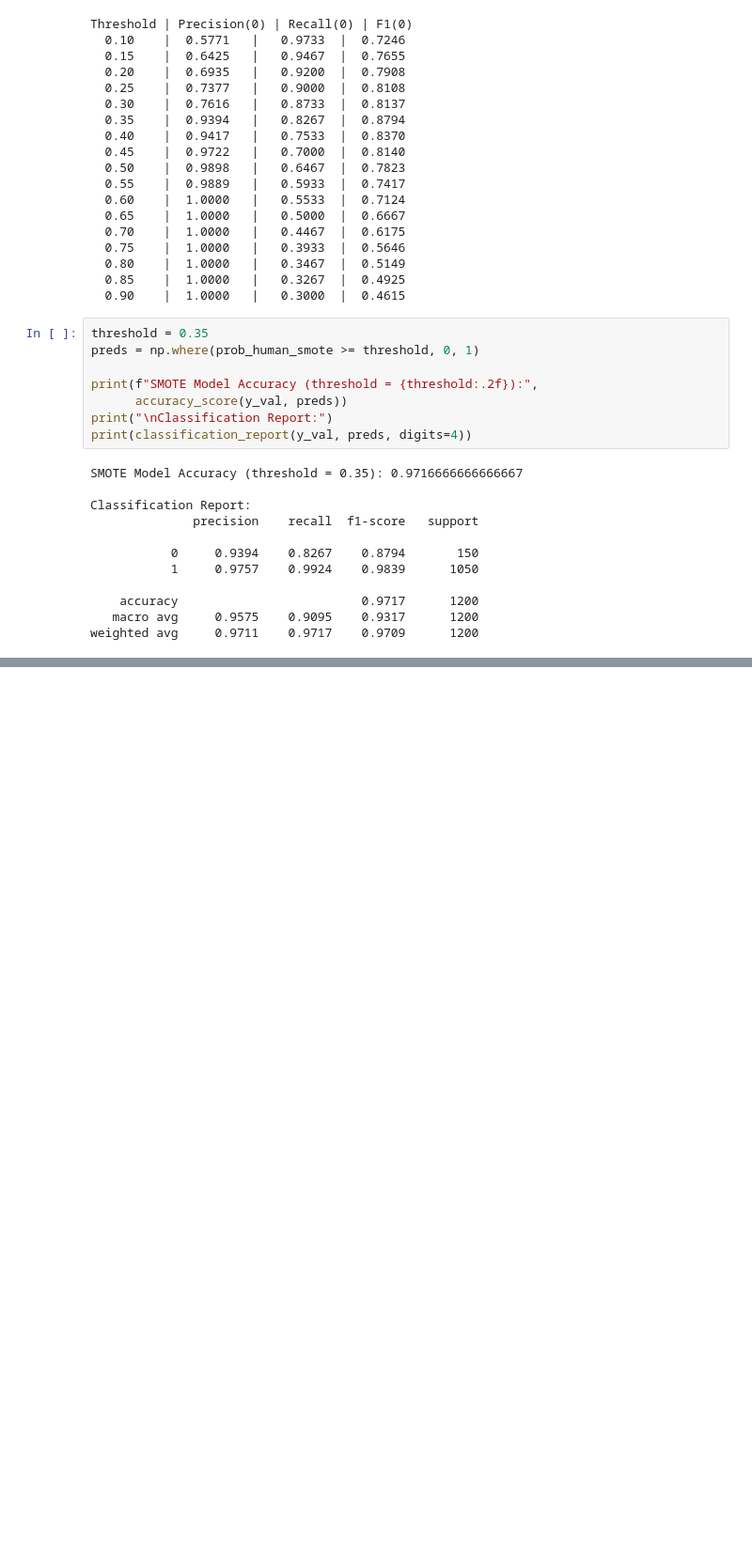
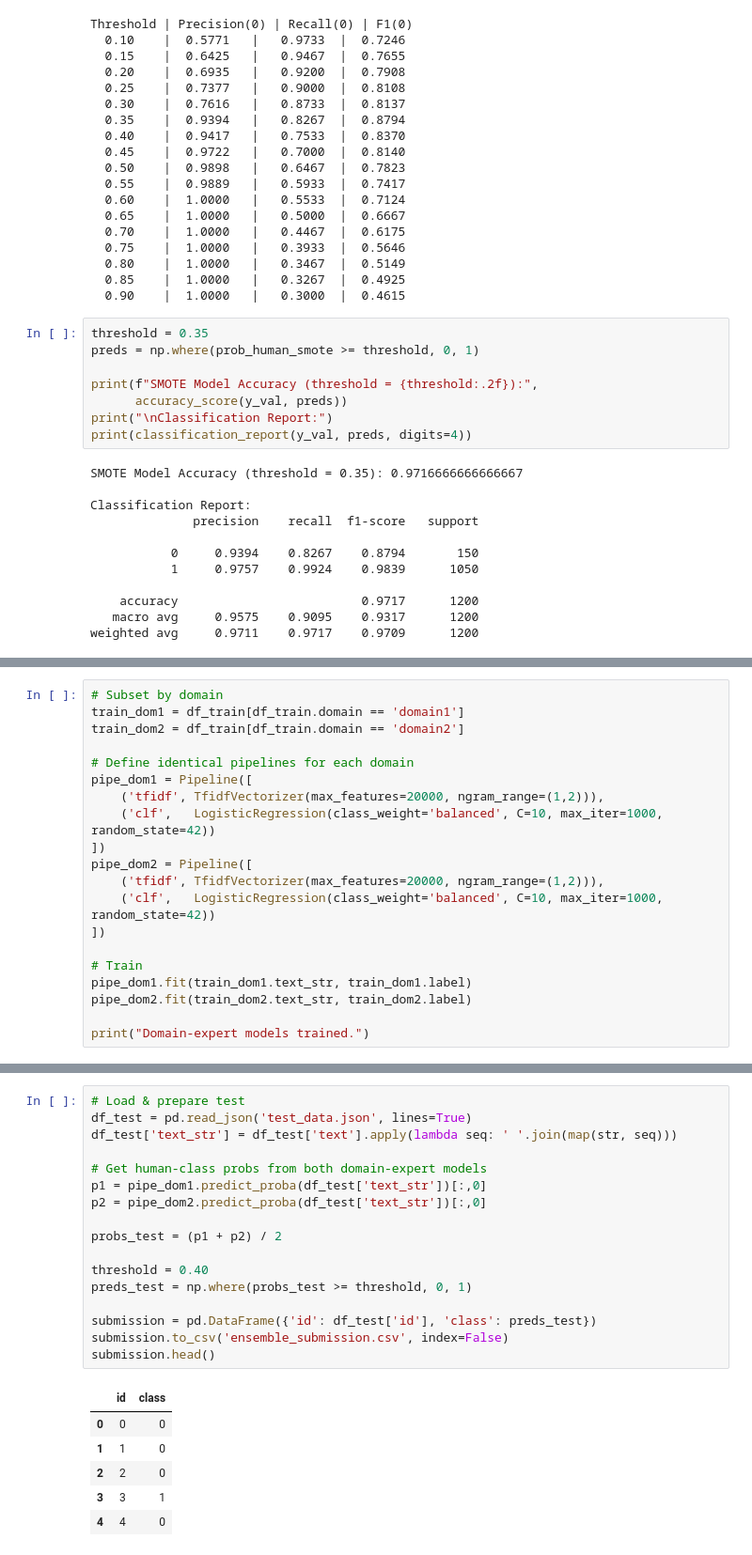
Before and after one commit to BrianJYKing/COMP90051_Sem1_A2, a Jupyter notebook: group67_assignment2.ipynb, the cells around one changed output, grey strips where cells are left out. Shown at 94% size. Saved outputs shown, nothing was run; the diff lists cells and outputs as text; blank space fills up the shorter version.

Commit message:
Implemented Ensemble submission method
- Tested method 2 and method 3 for overfitting / underfitting

```diff
--- a/group67_assignment2.ipynb
+++ b/group67_assignment2.ipynb
@@ -480,0 +514,20 @@ submission_smote.head()
+# %%
+# Subset by domain
+train_dom1 = df_train[df_train.domain == 'domain1']
+train_dom2 = df_train[df_train.domain == 'domain2']
+
+# Define identical pipelines for each domain
+pipe_dom1 = Pipeline([
+    ('tfidf', TfidfVectorizer(max_features=20000, ngram_range=(1,2))),
+    ('clf',   LogisticRegression(class_weight='balanced', C=10, max_iter=1000, random_state=42))
+])
+pipe_dom2 = Pipeline([
+    ('tfidf', TfidfVectorizer(max_features=20000, ngram_range=(1,2))),
+    ('clf',   LogisticRegression(class_weight='balanced', C=10, max_iter=1000, random_state=42))
+])
+
+# Train
+pipe_dom1.fit(train_dom1.text_str, train_dom1.label)
+pipe_dom2.fit(train_dom2.text_str, train_dom2.label)
+
+print("Domain‐expert models trained.")
@@ -480,0 +668,24 @@ submission_smote.head()
+# %%
+# Load & prepare test
+df_test = pd.read_json('test_data.json', lines=True)
+df_test['text_str'] = df_test['text'].apply(lambda seq: ' '.join(map(str, seq)))
+
+# Get human‐class probs from both domain‐expert models
+p1 = pipe_dom1.predict_proba(df_test['text_str'])[:,0]
+p2 = pipe_dom2.predict_proba(df_test['text_str'])[:,0]
+
+probs_test = (p1 + p2) / 2
+
+threshold = 0.40
+preds_test = np.where(probs_test >= threshold, 0, 1)
+
+submission = pd.DataFrame({'id': df_test['id'], 'class': preds_test})
+submission.to_csv('ensemble_submission.csv', index=False)
+submission.head()
+# %% [output]
+|  | id | class |
+| 0 | 0 | 0 |
+| 1 | 1 | 0 |
+| 2 | 2 | 0 |
+| 3 | 3 | 1 |
+| 4 | 4 | 0 |
```
Also changed, not shown: parts of 17 cells of this notebook, 1 other file.
